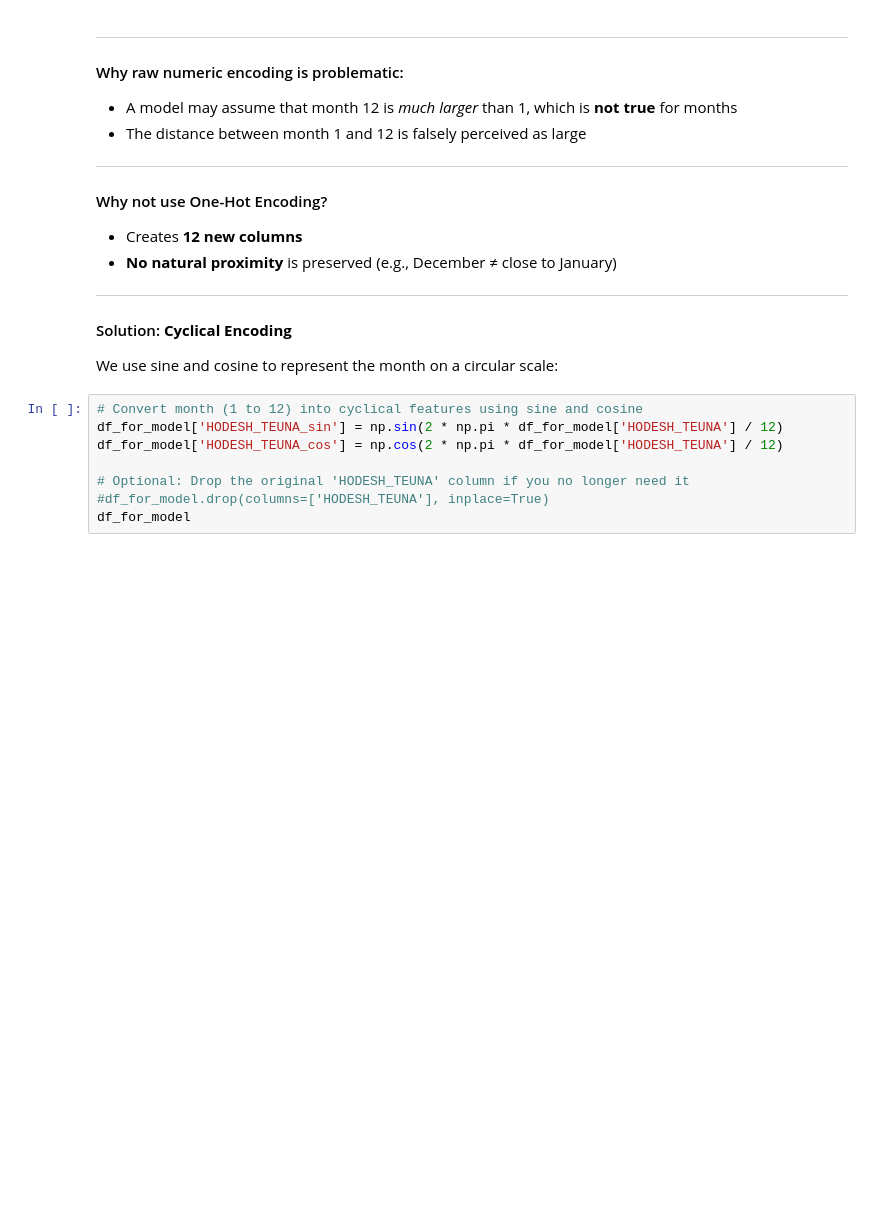
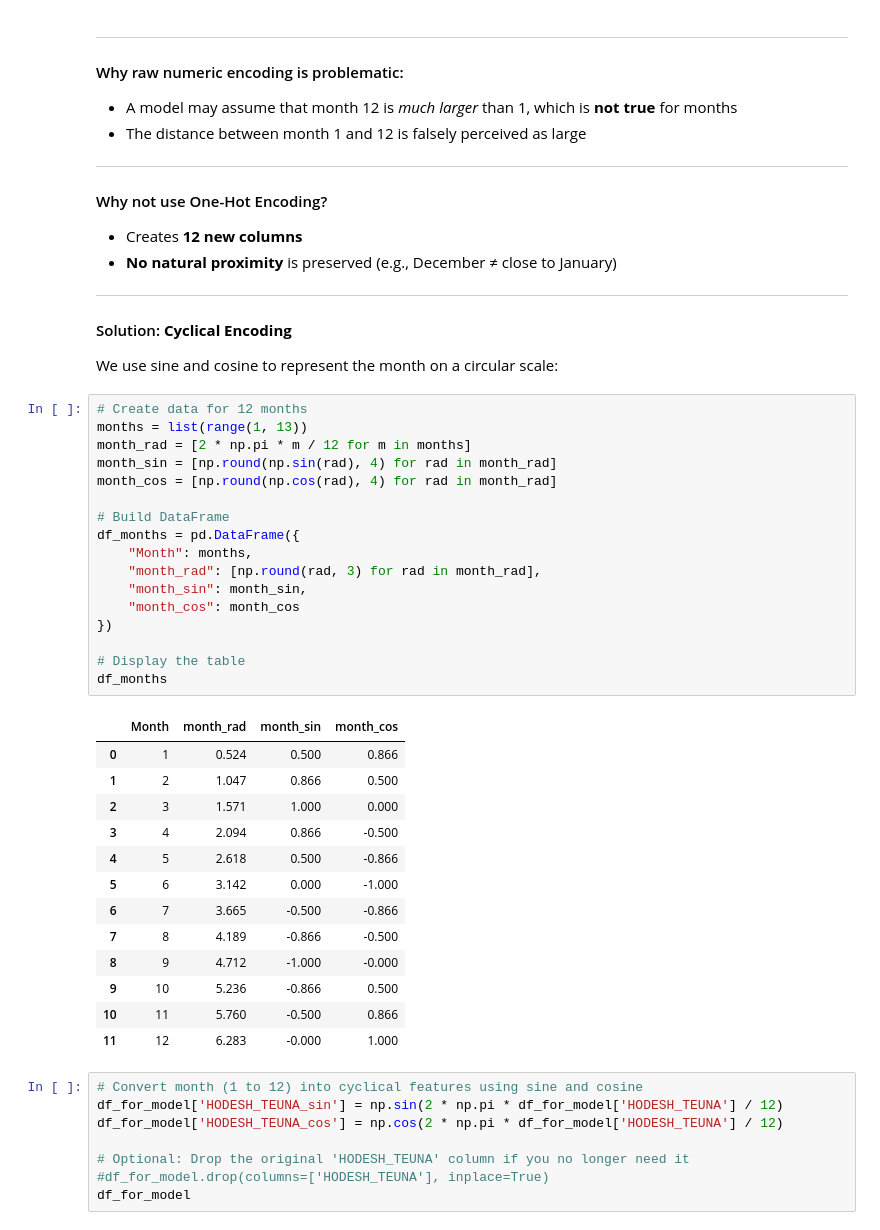
Before and after one commit to itamarshapira/SafeJunctionDetecion-ML, a Jupyter notebook: SafeJunctionDetection.ipynb, the cells around one changed output. Drawn from its saved outputs; the diff is of its cells as text; blank space fills up the shorter version.

```diff
--- a/SafeJunctionDetection.ipynb
+++ b/SafeJunctionDetection.ipynb
@@ -682,6 +684,37 @@ dtype: int64
 
 ####  Solution: **Cyclical Encoding**
 We use sine and cosine to represent the month on a circular scale:
+# %%
+# Create data for 12 months
+months = list(range(1, 13))
+month_rad = [2 * np.pi * m / 12 for m in months]
+month_sin = [np.round(np.sin(rad), 4) for rad in month_rad]
+month_cos = [np.round(np.cos(rad), 4) for rad in month_rad]
+
+# Build DataFrame
+df_months = pd.DataFrame({
+    "Month": months,
+    "month_rad": [np.round(rad, 3) for rad in month_rad],
+    "month_sin": month_sin,
+    "month_cos": month_cos
+})
+
+# Display the table
+df_months
+# %% [output]
+|  | Month | month_rad | month_sin | month_cos |
+| 0 | 1 | 0.524 | 0.500 | 0.866 |
+| 1 | 2 | 1.047 | 0.866 | 0.500 |
+| 2 | 3 | 1.571 | 1.000 | 0.000 |
+| 3 | 4 | 2.094 | 0.866 | -0.500 |
+| 4 | 5 | 2.618 | 0.500 | -0.866 |
+| 5 | 6 | 3.142 | 0.000 | -1.000 |
+| 6 | 7 | 3.665 | -0.500 | -0.866 |
+| 7 | 8 | 4.189 | -0.866 | -0.500 |
+| 8 | 9 | 4.712 | -1.000 | -0.000 |
+| 9 | 10 | 5.236 | -0.866 | 0.500 |
+| 10 | 11 | 5.760 | -0.500 | 0.866 |
+| 11 | 12 | 6.283 | -0.000 | 1.000 |
 # %%
 # Convert month (1 to 12) into cyclical features using sine and cosine
 df_for_model['HODESH_TEUNA_sin'] = np.sin(2 * np.pi * df_for_model['HODESH_TEUNA'] / 12)
```
Also changed, not shown: parts of 7 cells of this notebook, 1 other file.
